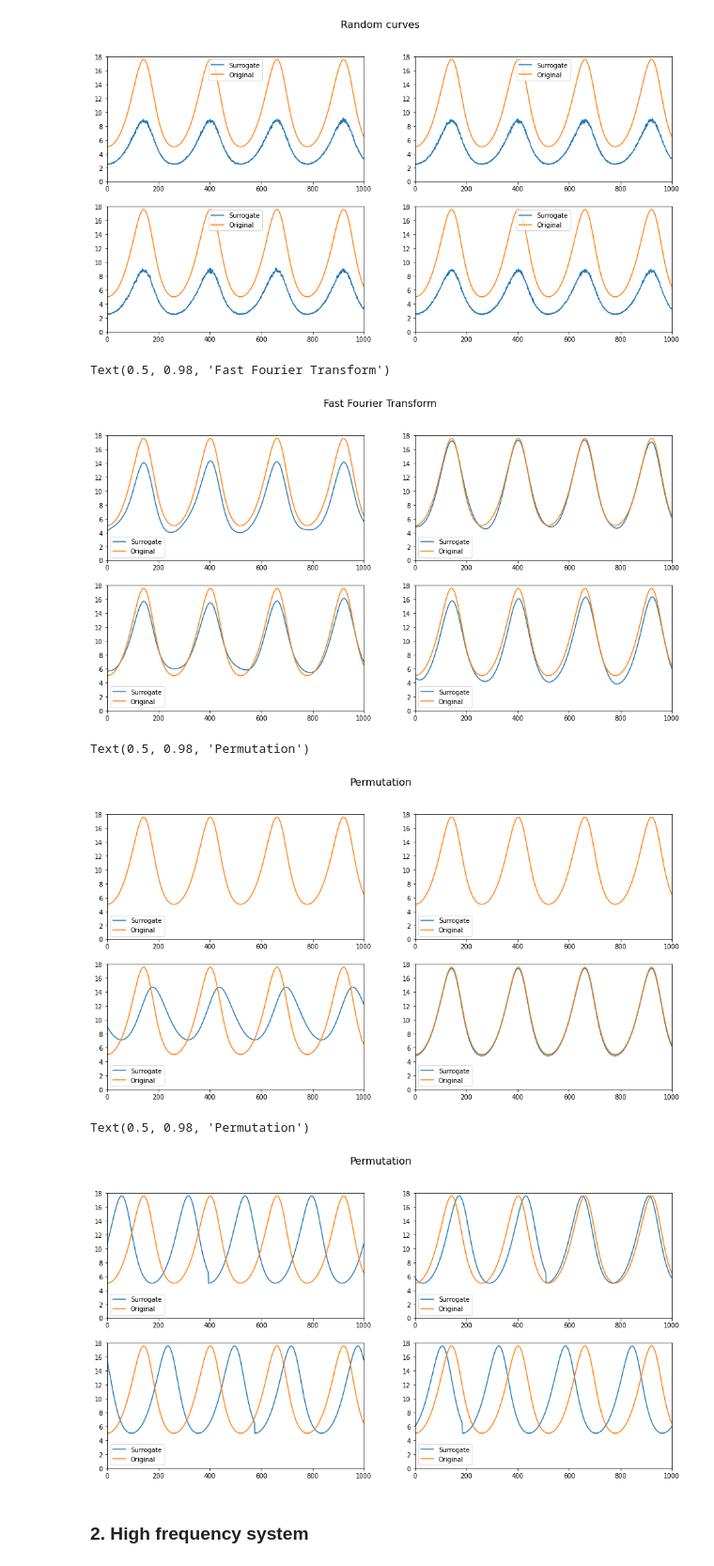
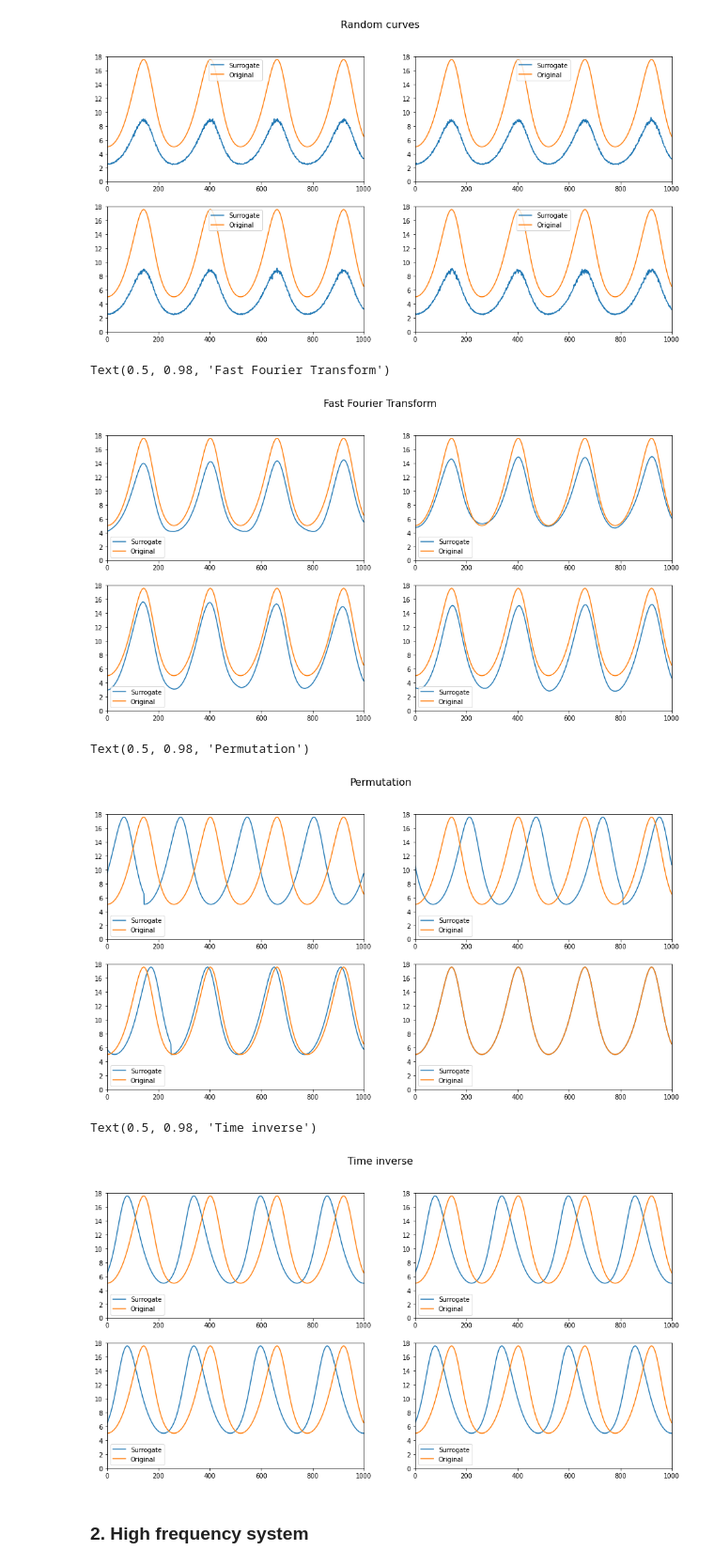
Before and after one commit to cut4cut/spikennet, a Jupyter notebook: notebooks/2_gen_dataset.ipynb, the cells around one changed output. Shown at 94% size. Drawn from its saved outputs; the diff is of its cells as text; code cells hidden in the pictures.

```diff
--- a/notebooks/2_gen_dataset.ipynb
+++ b/notebooks/2_gen_dataset.ipynb
@@ -49,10 +49,10 @@ fig = plt.figure(figsize=(16, 8))
 
 for ii in range(4):
     ax = fig.add_subplot(2,2,ii+1)
-    ax.plot(X.T[0] * (dg.rand_curve(X.T, sigma, loc, knot)[0]))
+    ax.plot(X.T[0] * (dg.rand_curve(X, sigma, loc, knot).T[0]))
     ax.plot(X.T[0])
     ax.legend(['Surrogate', 'Original'])
-    plt.axis([0,1000,0,18])
+    plt.axis([0, 1000, 0, 18])
 
 fig.suptitle('Random curves', fontsize=16)
 # %% [output]
@@ -63,43 +63,43 @@ fig = plt.figure(figsize=(16, 8))
 
 for ii in range(4):
     ax = fig.add_subplot(2,2,ii+1)
-    ax.plot(0.9*X.T[0] + 0.125*dg.fft(X.T)[0])
+    ax.plot(0.9*X.T[0] + 0.125*dg.fft(X).T[0])
     ax.plot(X.T[0])
     ax.legend(['Surrogate', 'Original'])
-    plt.axis([0,1000,0,18])
+    plt.axis([0, 1000, 0, 18])
 
 fig.suptitle('Fast Fourier Transform', fontsize=16)
 # %% [output]
 Text(0.5, 0.98, 'Fast Fourier Transform')
-[figure, old version]
+[figure, new version]
 # %%
 fig = plt.figure(figsize=(16, 8))
 
 for ii in range(4):
     ax = fig.add_subplot(2,2,ii+1)
-    ax.plot(dg.rotate(X).T[0])
+    ax.plot(dg.permutate(X).T[0])
     ax.plot(X.T[0])
     ax.legend(['Surrogate', 'Original'])
-    plt.axis([0,1000,0,18])
+    plt.axis([0, 1000, 0, 18])
 
 fig.suptitle('Permutation', fontsize=16)
 # %% [output]
 Text(0.5, 0.98, 'Permutation')
-[figure, old version]
+[figure, new version]
 # %%
 fig = plt.figure(figsize=(16, 8))
 
 for ii in range(4):
     ax = fig.add_subplot(2,2,ii+1)
-    ax.plot(dg.permutate(X).T[0])
+    ax.plot(dg.time_inverse(X).T[0])
     ax.plot(X.T[0])
     ax.legend(['Surrogate', 'Original'])
-    plt.axis([0,1000,0,18])
+    plt.axis([0, 1000, 0, 18])
 
-fig.suptitle('Permutation', fontsize=16)
+fig.suptitle('Time inverse', fontsize=16)
 # %% [output]
-Text(0.5, 0.98, 'Permutation')
+Text(0.5, 0.98, 'Time inverse')
-[figure, old version]
+[figure, new version]
 # %% [markdown]
 ### 2. High frequency system
 # %%
```
Also changed, not shown: parts of 4 cells of this notebook, 2 other files.
